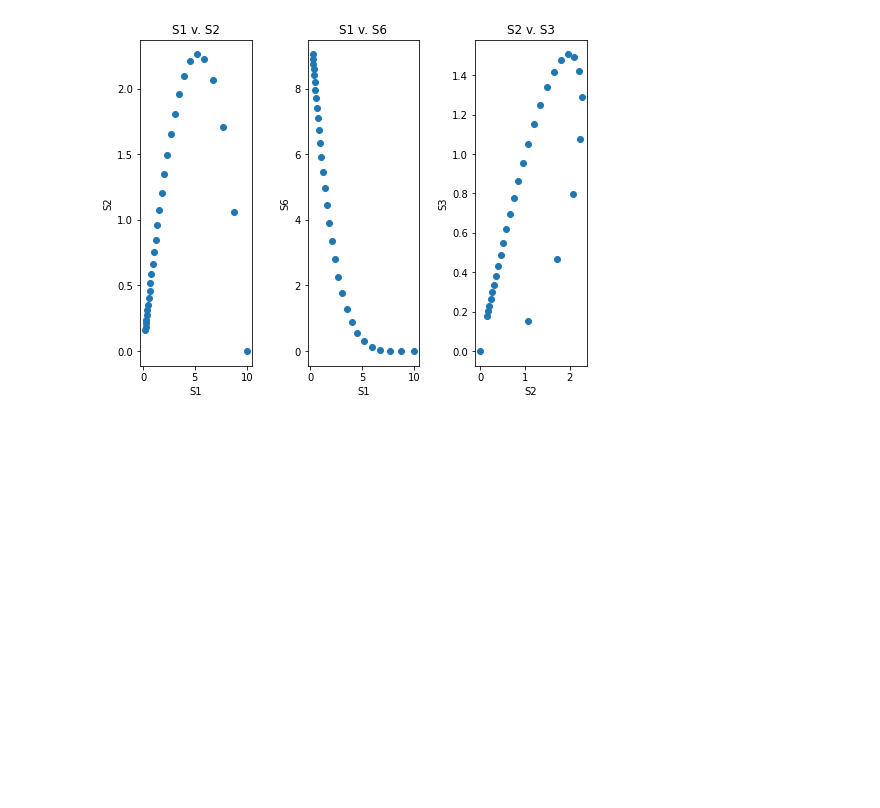
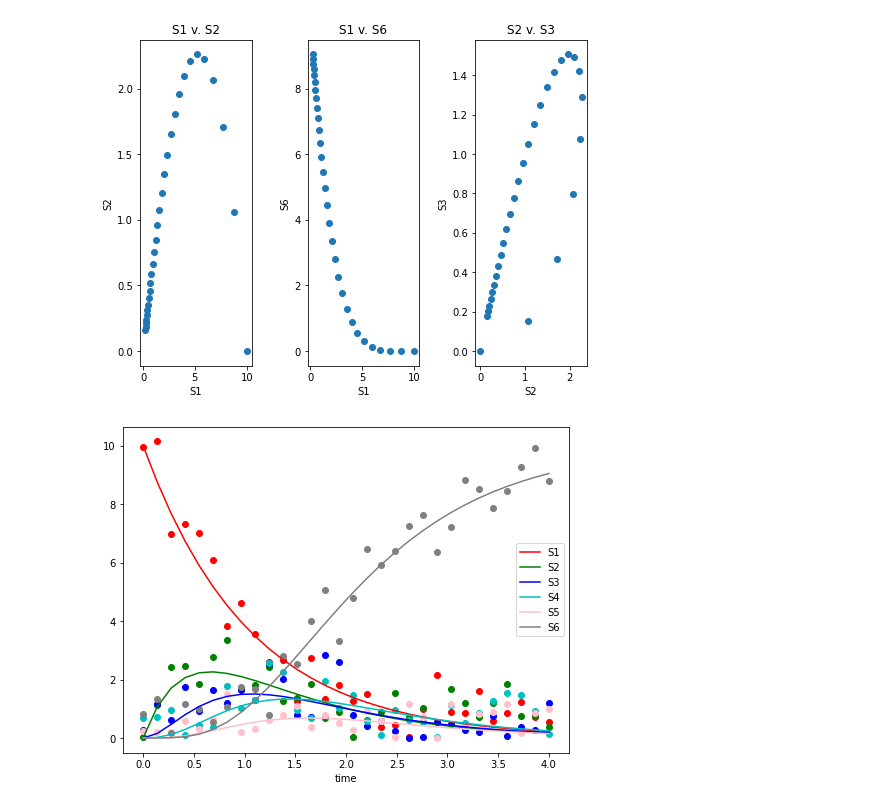
Before and after one commit to sys-bio/teUtils, a Jupyter notebook: teUtils/notebooks/Tutorial on Utilities for Model Fitting.ipynb, the cells around one changed output. Drawn from its saved outputs; the diff is of its cells as text; code cells hidden in the pictures; blank space fills up the shorter version.

Commit message:
Implemented plotAll

```diff
--- a/teUtils/notebooks/Tutorial on Utilities for Model Fitting.ipynb
+++ b/teUtils/notebooks/Tutorial on Utilities for Model Fitting.ipynb
@@ -446,3 +446,7 @@ plotter.plotTimeSingle(ts1, timeseries2=fitted_ts, num_row=2, num_col=3, figsize
 plotter.plotValuePairs(fitted_ts, pairs=[("S1", "S2"), ("S1", "S6"), ("S2", "S3")], num_col=3)
 # %% [output]
 [figure]
+# %%
+fitter.plotFit(num_col=1, num_row=1, is_multiple=True)
+# %% [output]
+[figure, added]
```
Also changed, not shown: parts of 1 cell of this notebook, 2 other files.
